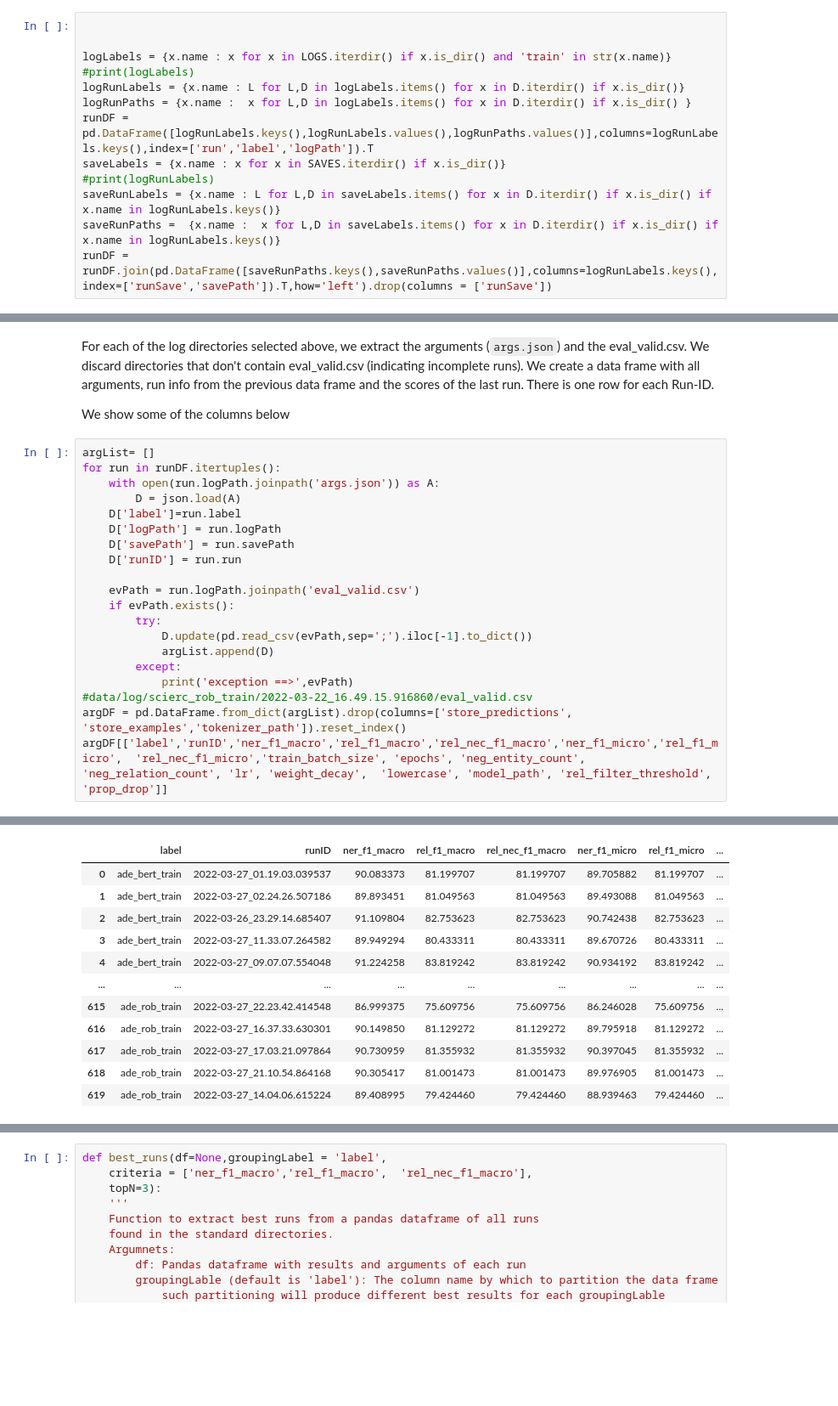
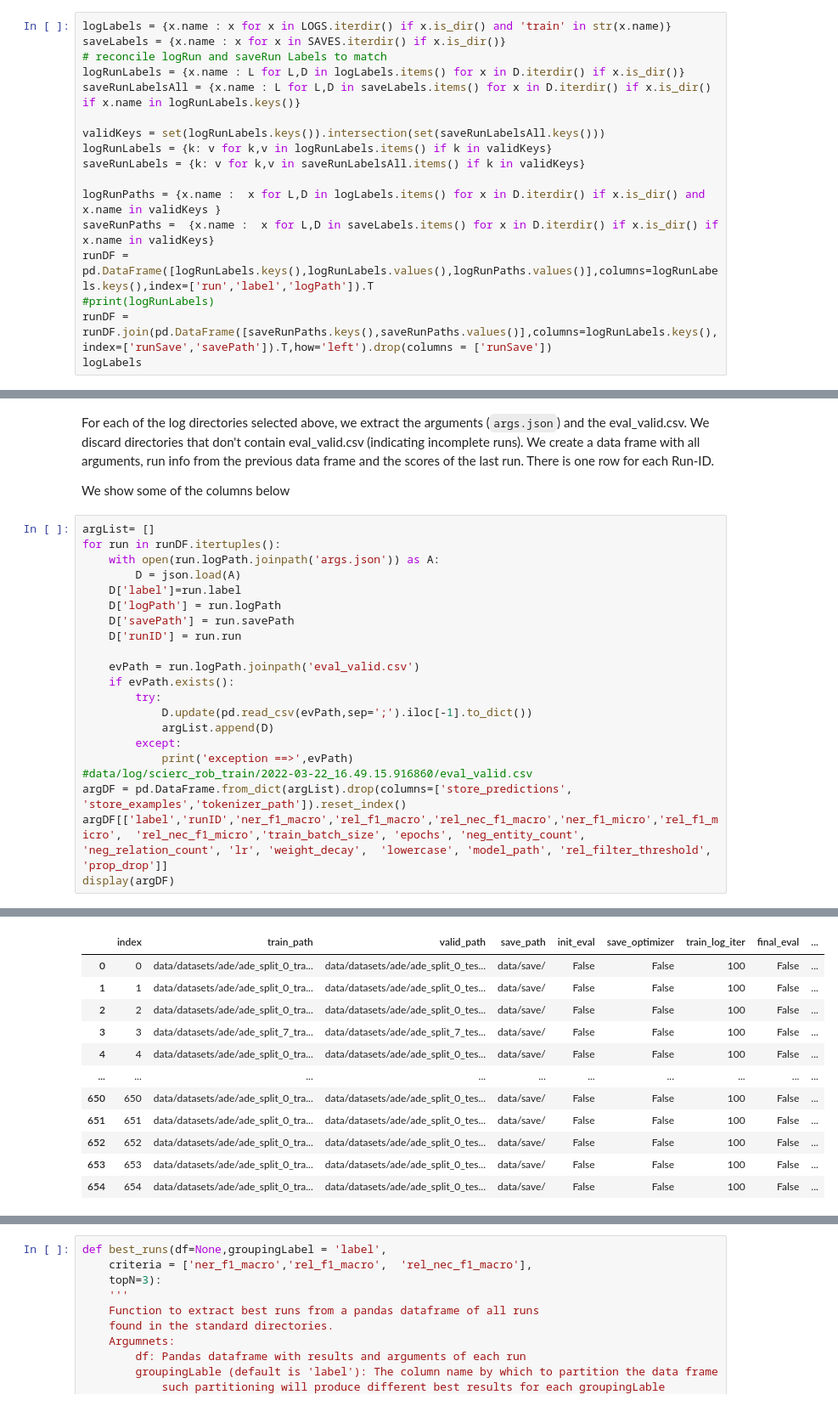
Before and after one commit to kamfonas/Poking_At_SpERT, a Jupyter notebook: notebooks/hyperparm_selection.ipynb, the cells around one changed output, grey strips where cells are left out. Shown at 85% size. Saved outputs shown, nothing was run; the diff lists cells and outputs as text; blank space fills up the shorter version.

```diff
--- a/notebooks/hyperparm_selection.ipynb
+++ b/notebooks/hyperparm_selection.ipynb
@@ -22,15 +22,19 @@ MAXROWS = 300
 TOPROWS = 10
 pd.set_option('display.max_rows', MAXROWS)
 # %%
+logLabels = {x.name : x for x in LOGS.iterdir() if x.is_dir() and 'train' in str(x.name)}
+saveLabels = {x.name : x for x in SAVES.iterdir() if x.is_dir()}
+# reconcile logRun and saveRun Labels to match
+logRunLabels = {x.name : L for L,D in logLabels.items() for x in D.iterdir() if x.is_dir()}
+saveRunLabelsAll = {x.name : L for L,D in saveLabels.items() for x in D.iterdir() if x.is_dir() if x.name in logRunLabels.keys()}
 
+validKeys = set(logRunLabels.keys()).intersection(set(saveRunLabelsAll.keys()))
+logRunLabels = {k: v for k,v in logRunLabels.items() if k in validKeys}
+saveRunLabels = {k: v for k,v in saveRunLabelsAll.items() if k in validKeys}
 
-logLabels = {x.name : x for x in LOGS.iterdir() if x.is_dir() and 'train' in str(x.name)}
-#print(logLabels)
-logRunLabels = {x.name : L for L,D in logLabels.items() for x in D.iterdir() if x.is_dir()}
-logRunPaths = {x.name :  x for L,D in logLabels.items() for x in D.iterdir() if x.is_dir() }
+logRunPaths = {x.name :  x for L,D in logLabels.items() for x in D.iterdir() if x.is_dir() and x.name in validKeys }
+saveRunPaths =  {x.name :  x for L,D in saveLabels.items() for x in D.iterdir() if x.is_dir() if x.name in validKeys}
 runDF = pd.DataFrame([logRunLabels.keys(),logRunLabels.values(),logRunPaths.values()],columns=logRunLabels.keys(),index=['run','label','logPath']).T
-saveLabels = {x.name : x for x in SAVES.iterdir() if x.is_dir()}
 #print(logRunLabels)
-saveRunLabels = {x.name : L for L,D in saveLabels.items() for x in D.iterdir() if x.is_dir() if x.name in logRunLabels.keys()}
-saveRunPaths =  {x.name :  x for L,D in saveLabels.items() for x in D.iterdir() if x.is_dir() if x.name in logRunLabels.keys()}
 runDF = runDF.join(pd.DataFrame([saveRunPaths.keys(),saveRunPaths.values()],columns=logRunLabels.keys(),index=['runSave','savePath']).T,how='left').drop(columns = ['runSave'])
+logLabels
@@ -75,4 +97,5 @@ for run in runDF.itertuples():
 #data/log/scierc_rob_train/2022-03-22_16.49.15.916860/eval_valid.csv
 argDF = pd.DataFrame.from_dict(argList).drop(columns=['store_predictions',	'store_examples','tokenizer_path']).reset_index()
 argDF[['label','runID','ner_f1_macro','rel_f1_macro','rel_nec_f1_macro','ner_f1_micro','rel_f1_micro',	'rel_nec_f1_micro','train_batch_size', 'epochs', 'neg_entity_count', 'neg_relation_count', 'lr', 'weight_decay',  'lowercase', 'model_path', 'rel_filter_threshold', 'prop_drop']]
+display(argDF)
 # %% [output]
@@ -79,12 +117,12 @@ argDF[['label','runID','ner_f1_macro','rel_f1_macro','rel_nec_f1_macro','ner_f1_
-|  | label | runID | ner_f1_macro | rel_f1_macro | rel_nec_f1_macro | ner_f1_micro | rel_f1_micro | ... |
-| 0 | ade_bert_train | 2022-03-27_01.19.03.039537 | 90.083373 | 81.199707 | 81.199707 | 89.705882 | 81.199707 | ... |
-| 1 | ade_bert_train | 2022-03-27_02.24.26.507186 | 89.893451 | 81.049563 | 81.049563 | 89.493088 | 81.049563 | ... |
-| 2 | ade_bert_train | 2022-03-26_23.29.14.685407 | 91.109804 | 82.753623 | 82.753623 | 90.742438 | 82.753623 | ... |
-| 3 | ade_bert_train | 2022-03-27_11.33.07.264582 | 89.949294 | 80.433311 | 80.433311 | 89.670726 | 80.433311 | ... |
-| 4 | ade_bert_train | 2022-03-27_09.07.07.554048 | 91.224258 | 83.819242 | 83.819242 | 90.934192 | 83.819242 | ... |
-| ... | ... | ... | ... | ... | ... | ... | ... | ... |
-| 615 | ade_rob_train | 2022-03-27_22.23.42.414548 | 86.999375 | 75.609756 | 75.609756 | 86.246028 | 75.609756 | ... |
-| 616 | ade_rob_train | 2022-03-27_16.37.33.630301 | 90.149850 | 81.129272 | 81.129272 | 89.795918 | 81.129272 | ... |
-| 617 | ade_rob_train | 2022-03-27_17.03.21.097864 | 90.730959 | 81.355932 | 81.355932 | 90.397045 | 81.355932 | ... |
-| 618 | ade_rob_train | 2022-03-27_21.10.54.864168 | 90.305417 | 81.001473 | 81.001473 | 89.976905 | 81.001473 | ... |
-| 619 | ade_rob_train | 2022-03-27_14.04.06.615224 | 89.408995 | 79.424460 | 79.424460 | 88.939463 | 79.424460 | ... |
+|  | index | train_path | valid_path | save_path | init_eval | save_optimizer | train_log_iter | final_eval | ... |
+| 0 | 0 | data/datasets/ade/ade_split_0_tra... | data/datasets/ade/ade_split_0_tes... | data/save/ | False | False | 100 | False | ... |
+| 1 | 1 | data/datasets/ade/ade_split_0_tra... | data/datasets/ade/ade_split_0_tes... | data/save/ | False | False | 100 | False | ... |
+| 2 | 2 | data/datasets/ade/ade_split_0_tra... | data/datasets/ade/ade_split_0_tes... | data/save/ | False | False | 100 | False | ... |
+| 3 | 3 | data/datasets/ade/ade_split_7_tra... | data/datasets/ade/ade_split_7_tes... | data/save/ | False | False | 100 | False | ... |
+| 4 | 4 | data/datasets/ade/ade_split_0_tra... | data/datasets/ade/ade_split_0_tes... | data/save/ | False | False | 100 | False | ... |
+| ... | ... | ... | ... | ... | ... | ... | ... | ... | ... |
+| 650 | 650 | data/datasets/ade/ade_split_0_tra... | data/datasets/ade/ade_split_0_tes... | data/save/ | False | False | 100 | False | ... |
+| 651 | 651 | data/datasets/ade/ade_split_0_tra... | data/datasets/ade/ade_split_0_tes... | data/save/ | False | False | 100 | False | ... |
+| 652 | 652 | data/datasets/ade/ade_split_0_tra... | data/datasets/ade/ade_split_0_tes... | data/save/ | False | False | 100 | False | ... |
+| 653 | 653 | data/datasets/ade/ade_split_0_tra... | data/datasets/ade/ade_split_0_tes... | data/save/ | False | False | 100 | False | ... |
+| 654 | 654 | data/datasets/ade/ade_split_0_tra... | data/datasets/ade/ade_split_0_tes... | data/save/ | False | False | 100 | False | ... |
```
Also changed, not shown: parts of 30 cells of this notebook, 27 other files.
